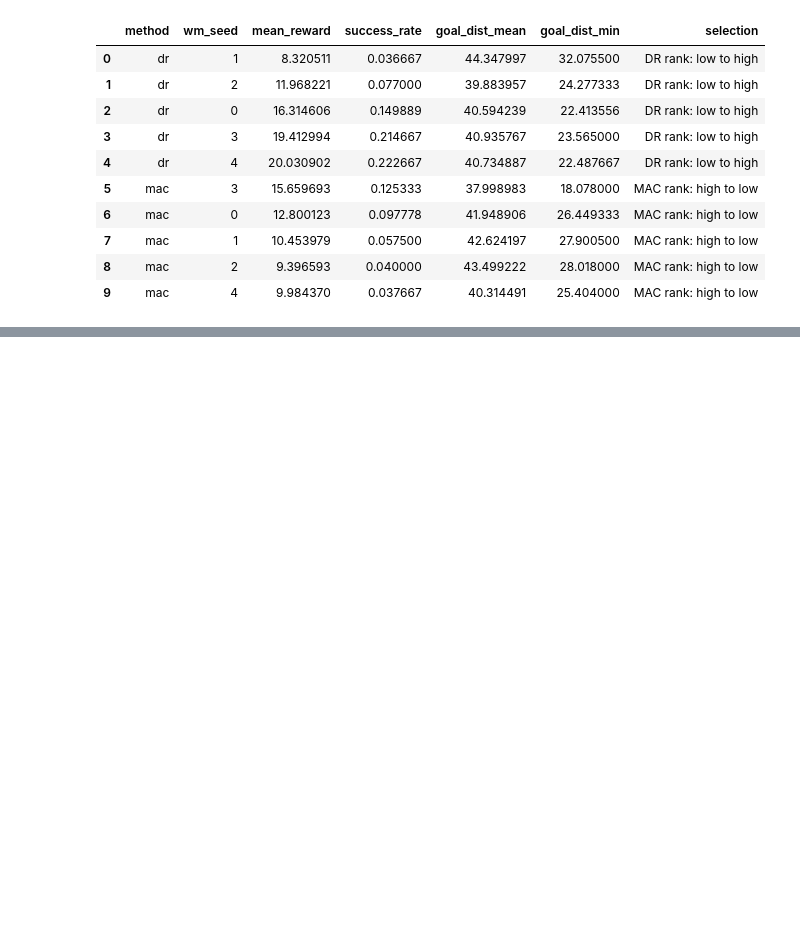
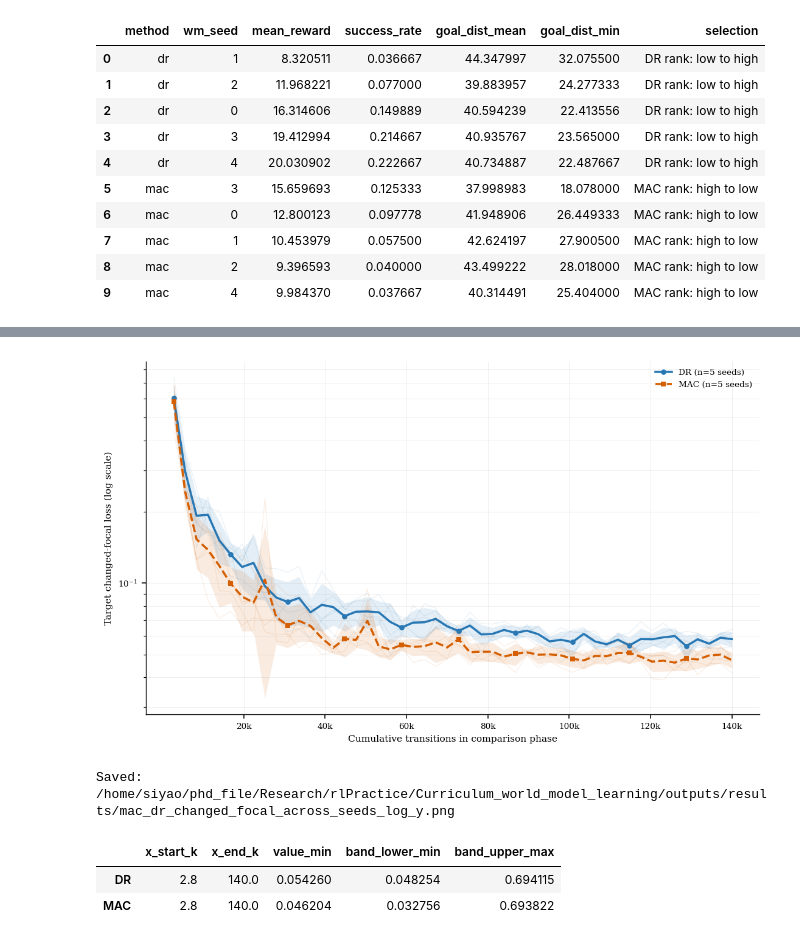
Before and after one commit to Sveali41/curriculum_world_model_learning, a Jupyter notebook: outputs/jupyter/plot_seed_comparison.ipynb, the cells around one changed output, grey strips where cells are left out. Saved outputs shown, nothing was run; the diff lists cells and outputs as text; code cells hidden in the pictures; blank space fills up the shorter version.

```diff
--- a/outputs/jupyter/plot_seed_comparison.ipynb
+++ b/outputs/jupyter/plot_seed_comparison.ipynb
@@ -616,0 +636,68 @@ Saved: /home/siyao/phd_file/Research/rlPractice/Curriculum_world_model_learning/
+# %%
+# Log-scale companion to the linear chart above, using the same cumulative-transition x-axis.
+log_values = pd.to_numeric(changed_data[CHANGED_FOCAL], errors='coerce').to_numpy()
+if not np.isfinite(log_values).all() or (log_values <= 0).any():
+    bad = log_values[~np.isfinite(log_values) | (log_values <= 0)]
+    raise ValueError(f'{CHANGED_FOCAL} contains non-positive or non-finite values for log y: {bad[:10]}')
+
+fig_log, ax_log = plt.subplots(figsize=(7.8, 4.6))
+log_summary_stats = {}
+for method in ['DR', 'MAC']:
+    method_df = changed_data[changed_data['Method'] == method]
+    style = styles[method]
+    for _, seed_df in method_df.groupby('Seed'):
+        seed_df = seed_df.sort_values('Cumulative_Transitions')
+        seed_values = seed_df[CHANGED_FOCAL].to_numpy()
+        if not np.isfinite(seed_values).all() or (seed_values <= 0).any():
+            raise ValueError(f'{method} seed curve contains non-positive or non-finite values for log y')
+        ax_log.plot(seed_df['Cumulative_Transitions_K'], seed_values,
+                    color=style['color'], alpha=0.10, linewidth=0.65)
+    stats = (method_df.groupby('Cumulative_Transitions')[CHANGED_FOCAL]
+             .agg(['mean', 'std']).reset_index().sort_values('Cumulative_Transitions'))
+    stats['std'] = stats['std'].fillna(0.0)
+    x = stats['Cumulative_Transitions'].to_numpy() / 1000.0
+    mean = stats['mean'].to_numpy()
+    std = stats['std'].to_numpy()
+    lower = mean - std
+    upper = mean + std
+    if (not np.isfinite(mean).all() or not np.isfinite(lower).all()
+            or not np.isfinite(upper).all()
+            or (mean <= 0).any() or (lower <= 0).any() or (upper <= 0).any()):
+        raise ValueError(f'{method} mean or ±1 std band is non-positive or non-finite for log y')
+    log_summary_stats[method] = stats
+    ax_log.plot(x, mean, color=style['color'], linestyle=style['linestyle'],
+                marker=style['marker'], markevery=5, markersize=3.5, linewidth=1.8,
+                label=f"{method} (n={method_df['Seed'].nunique()} seeds)")
+    ax_log.fill_between(x, lower, upper, color=style['color'], alpha=0.12, linewidth=0)
+
+ax_log.set_yscale('log')
+ax_log.set_xlabel('Cumulative transitions in comparison phase')
+ax_log.xaxis.set_major_locator(FixedLocator(major_ticks))
+ax_log.xaxis.set_major_formatter(FuncFormatter(lambda value, position: f'{value:g}k'))
+ax_log.set_ylabel('Target changed-focal loss (log scale)')
+ax_log.grid(True, which='both', alpha=0.22, linewidth=0.5)
+ax_log.spines['top'].set_visible(False)
+ax_log.spines['right'].set_visible(False)
+ax_log.legend(frameon=False)
+fig_log.tight_layout(pad=0.5)
+
+CHANGED_FOCAL_LOG_FIG = REPO_ROOT / 'outputs/results/mac_dr_changed_focal_across_seeds_log_y.png'
+fig_log.savefig(CHANGED_FOCAL_LOG_FIG, dpi=300, bbox_inches='tight')
+plt.show()
+print('Saved:', CHANGED_FOCAL_LOG_FIG)
+display(pd.DataFrame({
+    method: {
+        'x_start_k': float(stats['Cumulative_Transitions'].min() / 1000.0),
+        'x_end_k': float(stats['Cumulative_Transitions'].max() / 1000.0),
+        'value_min': float(stats['mean'].min()),
+        'band_lower_min': float((stats['mean'] - stats['std']).min()),
+        'band_upper_max': float((stats['mean'] + stats['std']).max()),
+    }
+    for method, stats in log_summary_stats.items()
+}).T)
+# %% [output]
+[figure, added]
+Saved: /home/siyao/phd_file/Research/rlPractice/Curriculum_world_model_learning/outputs/results/mac_dr_changed_focal_across_seeds_log_y.png
+|  | x_start_k | x_end_k | value_min | band_lower_min | band_upper_max |
+| DR | 2.8 | 140.0 | 0.054260 | 0.048254 | 0.694115 |
+| MAC | 2.8 | 140.0 | 0.046204 | 0.032756 | 0.693822 |
```
Also changed, not shown: parts of 2 cells of this notebook, 12 other files.
